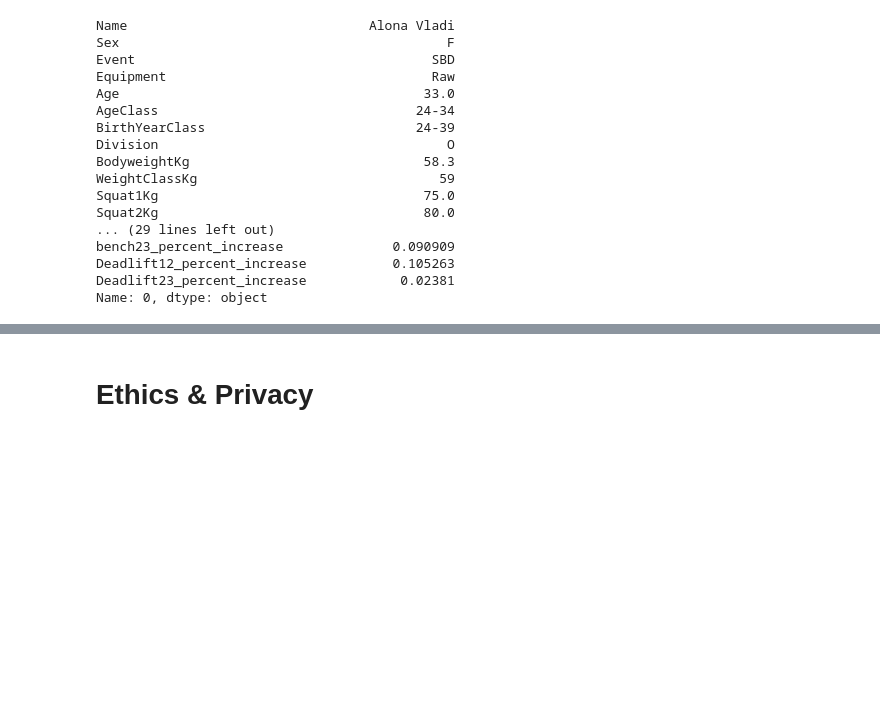
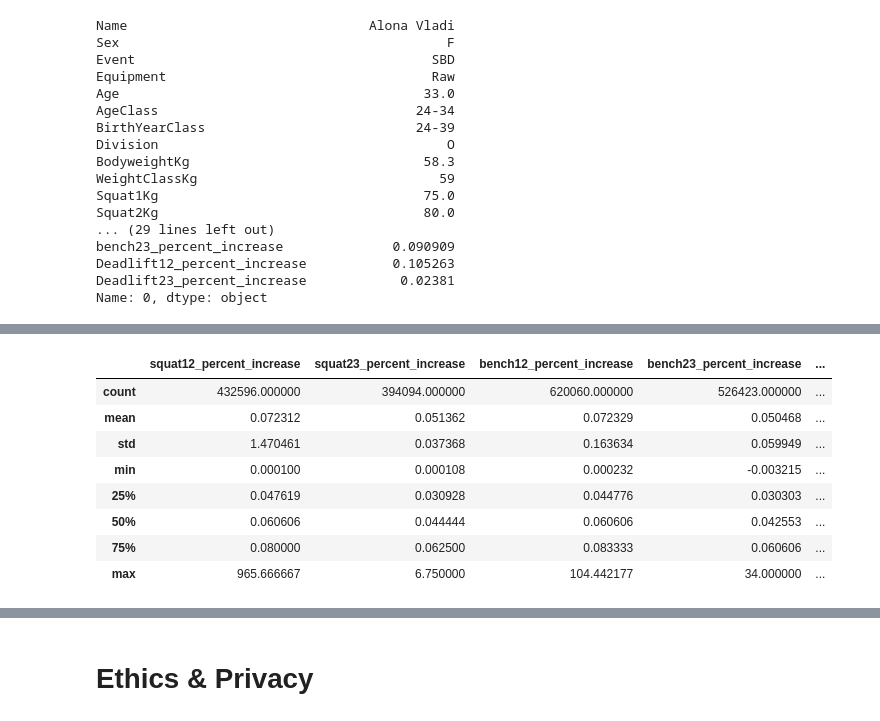
Before and after one commit to COGS108/Group035_WI24, a Jupyter notebook: EDACheckpoint_Group035_WI24.ipynb, the cells around one changed output, grey strips where cells are left out. Cells and saved outputs as stored; diff of their text form; code cells hidden in the pictures; blank space fills up the shorter version.

```diff
--- a/EDACheckpoint_Group035_WI24.ipynb
+++ b/EDACheckpoint_Group035_WI24.ipynb
@@ -235,0 +245,4 @@ Some more words and stuff.  Remember notebooks work best if you interleave the c
+# %%
+df_temp = df[df['ParentFederation'] == 'IPF']
+# %%
+LIFT_INCREASE_COLUMNS = ['squat12_percent_increase','squat23_percent_increase', 'bench12_percent_increase', 'bench23_percent_increase', 'Deadlift12_percent_increase', 'Deadlift23_percent_increase']
@@ -235,0 +259,12 @@ Some more words and stuff.  Remember notebooks work best if you interleave the c
+# %%
+df_temp[LIFT_INCREASE_COLUMNS].describe()
+# %% [output]
+|  | squat12_percent_increase | squat23_percent_increase | bench12_percent_increase | bench23_percent_increase | ... |
+| count | 432596.000000 | 394094.000000 | 620060.000000 | 526423.000000 | ... |
+| mean | 0.072312 | 0.051362 | 0.072329 | 0.050468 | ... |
+| std | 1.470461 | 0.037368 | 0.163634 | 0.059949 | ... |
+| min | 0.000100 | 0.000108 | 0.000232 | -0.003215 | ... |
+| 25% | 0.047619 | 0.030928 | 0.044776 | 0.030303 | ... |
+| 50% | 0.060606 | 0.044444 | 0.060606 | 0.042553 | ... |
+| 75% | 0.080000 | 0.062500 | 0.083333 | 0.060606 | ... |
+| max | 965.666667 | 6.750000 | 104.442177 | 34.000000 | ... |
```
Also changed, not shown: parts of 15 cells of this notebook.
